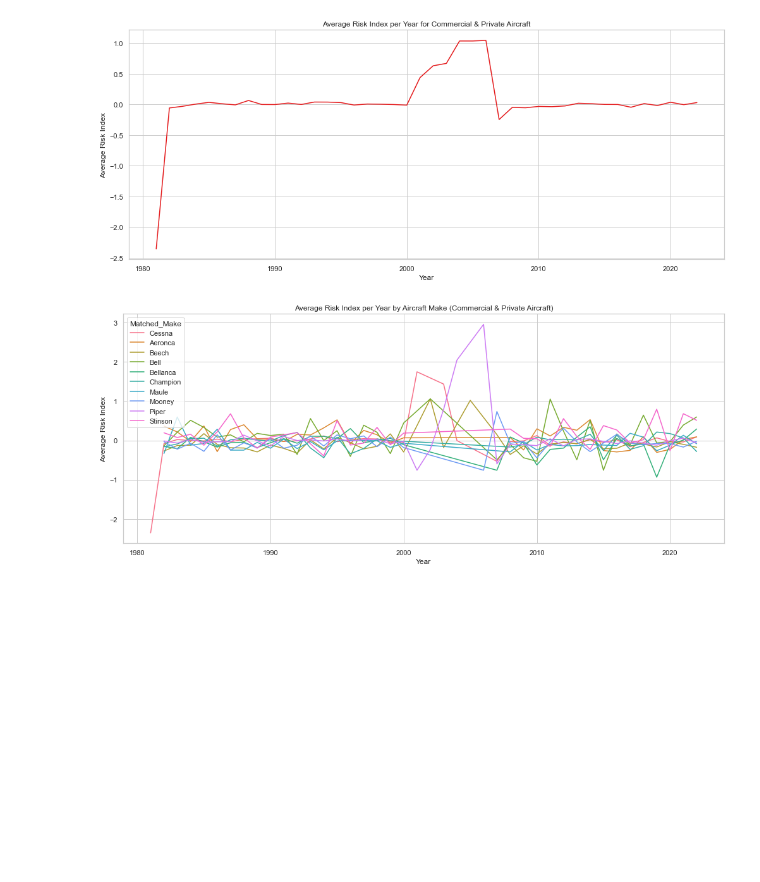
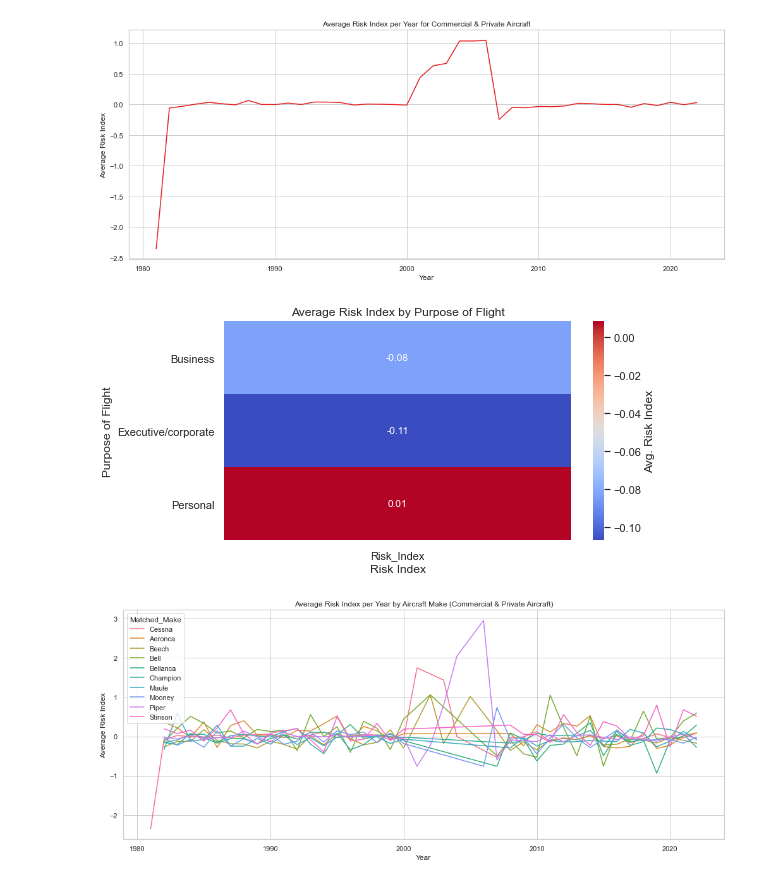
Before and after one commit to lameckodallo/dsc-phase-1-project-v3, a Jupyter notebook: student.ipynb, the cells around one changed output. Drawn from its saved outputs; the diff is of its cells as text; code cells hidden in the pictures; blank space fills up the shorter version.

Commit message:
Add risk index heatmap analysis and PCA findings

```diff
--- a/student.ipynb
+++ b/student.ipynb
@@ -315,6 +327,25 @@ plt.tight_layout()
 plt.show()
 # %% [output]
 [figure]
+# %%
+risk_by_purpose = df_target.groupby('Purpose.of.flight')['Risk_Index'].mean().reset_index()
+
+# Pivot to make a 2D format for heatmap (1 row, N columns)
+pivot = risk_by_purpose.pivot_table(
+    index='Purpose.of.flight',
+    values='Risk_Index'
+)
+
+# Plot heatmap
+plt.figure(figsize=(8, 4))
+sns.heatmap(pivot, annot=True, fmt=".2f", cmap='coolwarm', cbar_kws={'label': 'Avg. Risk Index'})
+plt.title("Average Risk Index by Purpose of Flight")
+plt.xlabel("Risk Index")
+plt.ylabel("Purpose of Flight")
+plt.tight_layout()
+plt.show()
+# %% [output]
+[figure, added]
 # %%
 # Identify top 10 most common aircraft makes
 top_makes = df_target['Matched_Make'].value_counts().head(10).index.tolist()
```
Also changed, not shown: parts of 9 cells of this notebook.
